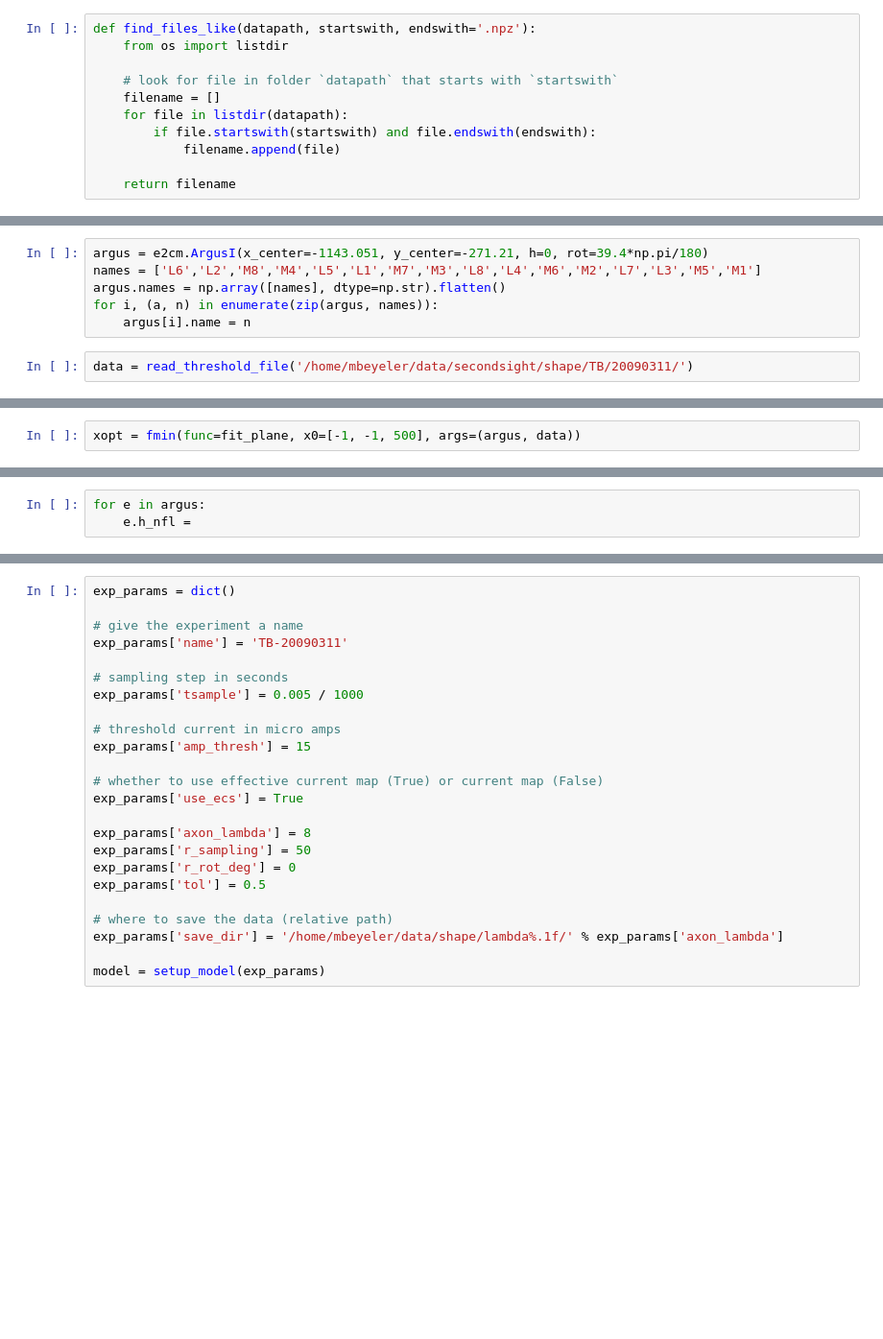
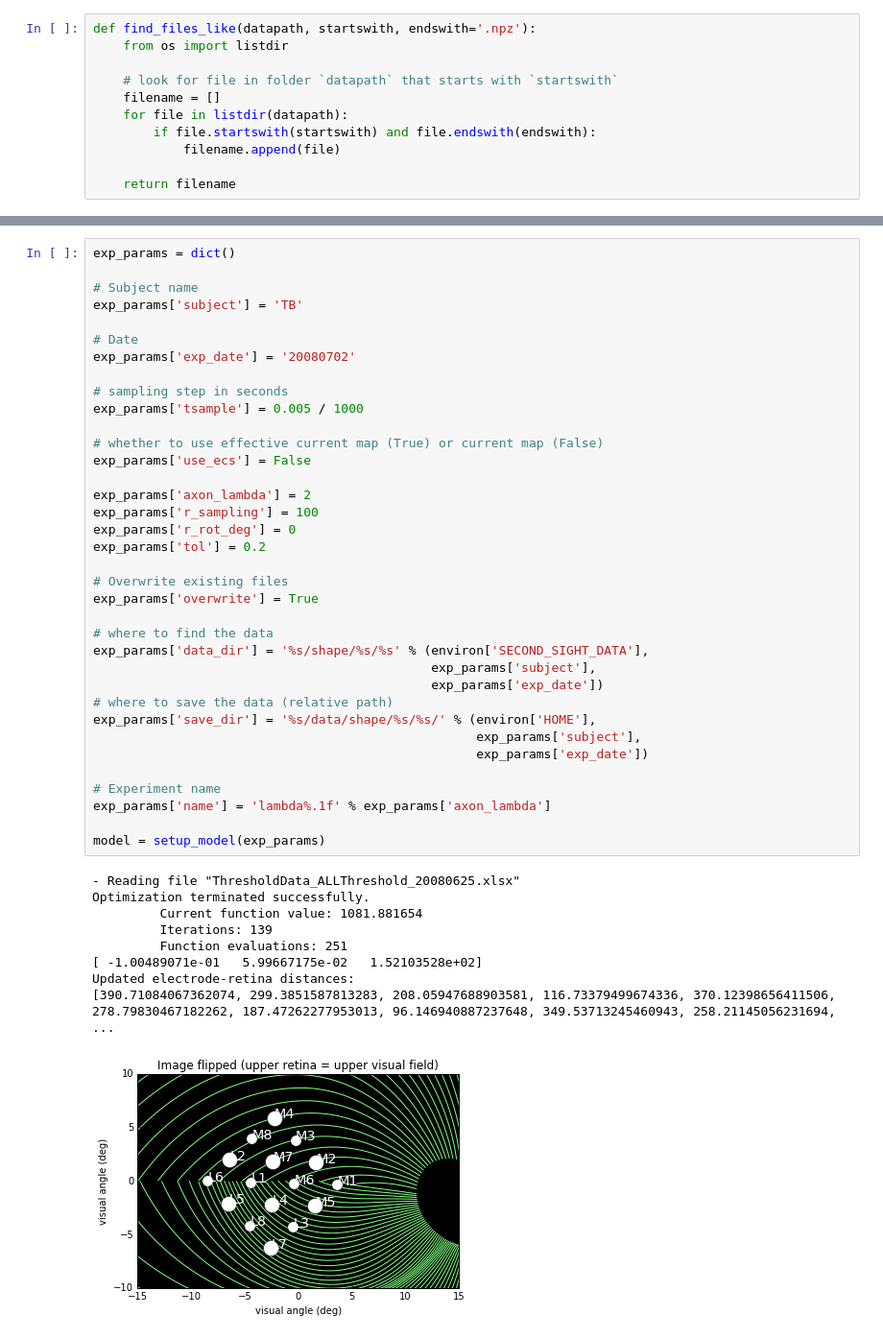
Before and after one commit to mbeyeler/pulse2percept, a Jupyter notebook: examples/notebooks/1.5-mb-exp-shape-run.ipynb, the cells around one changed output, grey strips where cells are left out. Shown: that part at 96% size. Saved outputs shown, nothing was run; the diff lists cells and outputs as text; blank space fills up the shorter version.

```diff
--- a/examples/notebooks/1.5-mb-exp-shape-run.ipynb
+++ b/examples/notebooks/1.5-mb-exp-shape-run.ipynb
@@ -79,8 +80,0 @@ plt.ylabel('distance')
-# %%
-argus = e2cm.ArgusI(x_center=-1143.051, y_center=-271.21, h=0, rot=39.4*np.pi/180)
-names = ['L6','L2','M8','M4','L5','L1','M7','M3','L8','L4','M6','M2','L7','L3','M5','M1']
-argus.names = np.array([names], dtype=np.str).flatten()
-for i, (a, n) in enumerate(zip(argus, names)):
-    argus[i].name = n
-# %%
-data = read_threshold_file('/home/mbeyeler/data/secondsight/shape/TB/20090311/')
@@ -98,2 +80,0 @@ def fit_plane(x, implant, data):
-# %%
-xopt = fmin(func=fit_plane, x0=[-1, -1, 500], args=(argus, data))
@@ -109,3 +80,0 @@ array([ -1.11229985e-01,   6.31609252e-02,   9.70540138e+01])
-# %%
-for e in argus:
-    e.h_nfl =
@@ -305,24 +310,46 @@ plt.ylabel('1ms delay')
 # %%
 exp_params = dict()
 
-# give the experiment a name
-exp_params['name'] = 'TB-20090311'
+# Subject name
+exp_params['subject'] = 'TB'
+
+# Date
+exp_params['exp_date'] = '20080702'
 
 # sampling step in seconds
 exp_params['tsample'] = 0.005 / 1000
 
-# threshold current in micro amps
-exp_params['amp_thresh'] = 15
+# whether to use effective current map (True) or current map (False)
+exp_params['use_ecs'] = False
 
-# whether to use effective current map (True) or current map (False)
-exp_params['use_ecs'] = True
+exp_params['axon_lambda'] = 2
+exp_params['r_sampling'] = 100
+exp_params['r_rot_deg'] = 0
+exp_params['tol'] = 0.2
 
-exp_params['axon_lambda'] = 8
-exp_params['r_sampling'] = 50
-exp_params['r_rot_deg'] = 0
-exp_params['tol'] = 0.5
+# Overwrite existing files
+exp_params['overwrite'] = True
 
+# where to find the data
+exp_params['data_dir'] = '%s/shape/%s/%s' % (environ['SECOND_SIGHT_DATA'],
+                                             exp_params['subject'],
+                                             exp_params['exp_date'])
 # where to save the data (relative path)
-exp_params['save_dir'] = '/home/mbeyeler/data/shape/lambda%.1f/' % exp_params['axon_lambda']
+exp_params['save_dir'] = '%s/data/shape/%s/%s/' % (environ['HOME'],
+                                                   exp_params['subject'],
+                                                   exp_params['exp_date'])
+
+# Experiment name
+exp_params['name'] = 'lambda%.1f' % exp_params['axon_lambda']
 
 model = setup_model(exp_params)
+# %% [output]
+- Reading file "ThresholdData_ALLThreshold_20080625.xlsx"
+Optimization terminated successfully.
+         Current function value: 1081.881654
+         Iterations: 139
+         Function evaluations: 251
+[ -1.00489071e-01   5.99667175e-02   1.52103528e+02]
+Updated electrode-retina distances:
+[390.71084067362074, 299.3851587813283, 208.05947688903581, 116.73379499674336, 370.12398656411506, 278.79830467182262, 187.47262277953013, 96.146940887237648, 349.53713245460943, 258.21145056231694,  ...
+[figure, added]
```
Also changed, not shown: parts of 20 cells of this notebook, 5 other files.
